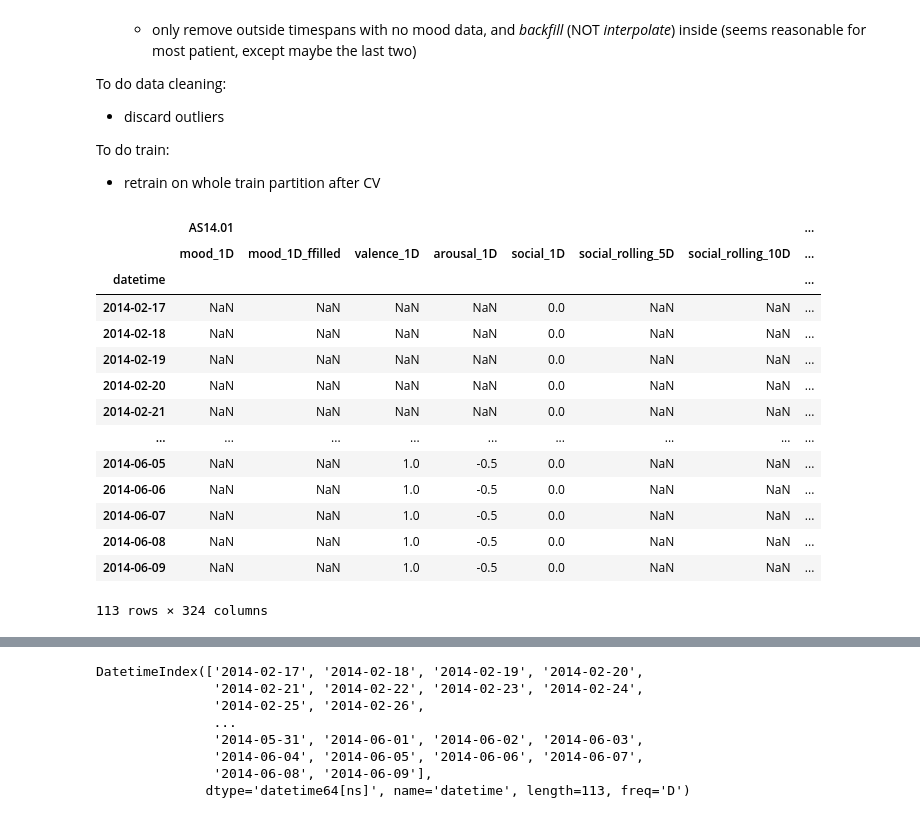
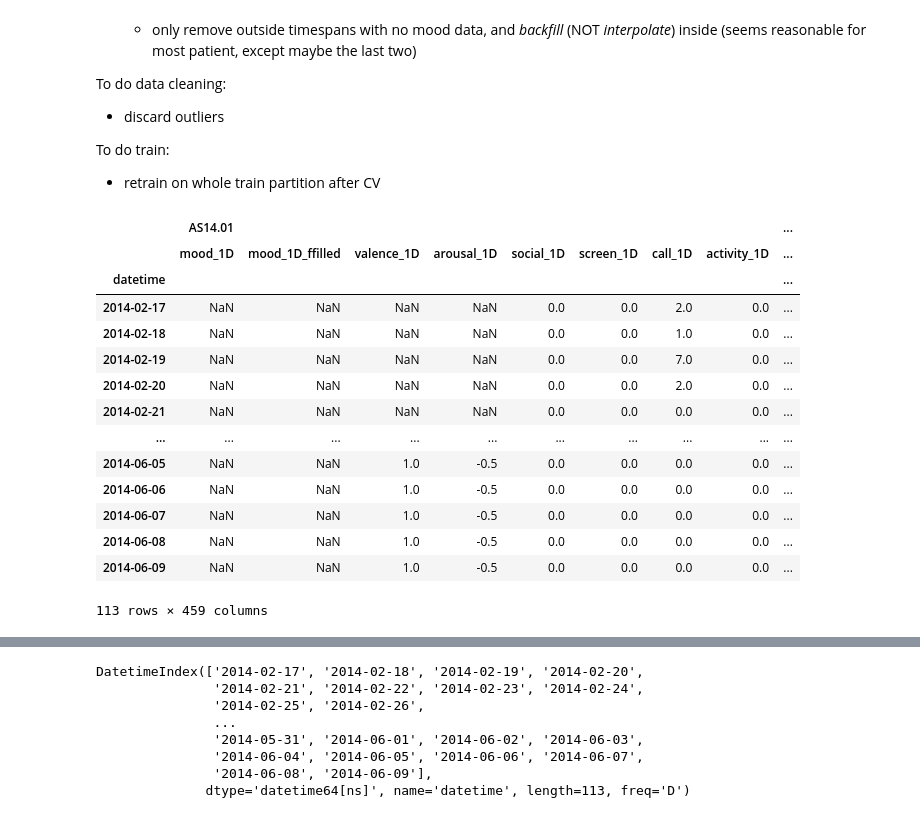
Before and after one commit to LaToyaVanderB/DataMiningTechniquesAssignments, a Jupyter notebook: assignment1/features.ipynb, the cells around one changed output, grey strips where cells are left out. Saved outputs shown, nothing was run; the diff lists cells and outputs as text; code cells hidden in the pictures.

```diff
--- a/assignment1/features.ipynb
+++ b/assignment1/features.ipynb
@@ -145,43 +163,56 @@ To do train:
 # %%
 ids = list(samples["id"].unique())
 positive_mood_threshold = 7
-longest_allowed_gap = 3
+longest_allowed_gap = 2
 
 d = {}
 for id in ids:
     d[(id, "mood_1D")] = vdata.loc[:, (id , 'mood')].resample('D').mean()
     d[(id, "mood_1D_ffilled")] = vdata.loc[:, (id , 'mood')].resample('D').mean().fillna(method='ffill', limit=longest_allowed_gap)
+
     d[(id, "valence_1D")] = vdata.loc[:, (id , 'circumplex.valence')].resample('D').mean().fillna(method='ffill')
     d[(id, "arousal_1D")] = vdata.loc[:, (id , 'circumplex.arousal')].resample('D').mean().fillna(method='ffill')
+
     d[(id, "social_1D")] = vdata.loc[:, (id , 'appCat.social')].resample('D').sum()
-    d[(id, "social_rolling_5D")] = vdata.loc[:, (id , 'appCat.social')].rolling('5D').sum().resample('D').mean() / 5
-    d[(id, "social_rolling_10D")] = vdata.loc[:, (id , 'appCat.social')].rolling('10D').sum().resample('D').mean() / 10
+    d[(id, "screen_1D")] = vdata.loc[:, (id , 'screen')].resample('D').sum()
+    d[(id, "call_1D")] = vdata.loc[:, (id , 'call')].resample('D').sum()
+    d[(id, "activity_1D")] = vdata.loc[:, (id , 'activity')].resample('D').sum()
 
-    mood = vdata.loc[:, (id, 'mood')]
-    mood.dropna(inplace=True)
-    d[(id, 'mood_first')] = mood.resample('D').first()
-    d[(id, 'mood_last')] = mood.resample('D').last()
-    d[(id, 'mood_delta')] = d[(id, 'mood_last')] - d[(id, 'mood_first')]
+    d[(id, "mood_rolling_3D")] = vdata.loc[:, (id , 'mood')].resample('D').mean().fillna(method='ffill').rolling('3D').mean()
+    d[(id, "valence_rolling_3D")] = vdata.loc[:, (id , 'circumplex.valence')].resample('D').mean().fillna(method='ffill').rolling('3D').mean()
+    d[(id, "arousal_rolling_3D")] = vdata.loc[:, (id , 'circumplex.arousal')].resample('D').mean().fillna(method='ffill').rolling('3D').mean()
+
+    d[(id, "social_rolling_3D")] = vdata.loc[:, (id , 'appCat.social')].rolling('3D').sum().resample('D').mean() / 3
+    d[(id, "screen_rolling_3D")] = vdata.loc[:, (id , 'screen')].rolling('3D').sum().resample('D').mean() / 3
+    d[(id, "call_rolling_3D")] = vdata.loc[:, (id , 'call')].rolling('3D').sum().resample('D').mean() / 3
+    d[(id, "activity_rolling_3D")] = vdata.loc[:, (id , 'activity')].rolling('3D').sum().resample('D').mean() / 3
+
+    # pad NaN sum values with zeros
+    for t in ['social_1D', 'screen_1D', 'call_1D', 'activity_1D' ]:
+        d[(id, t)][d[(id, t)].isnull()] = 0
+    for t in ['social_rolling_3D', 'screen_rolling_3D', 'call_rolling_3D', 'activity_rolling_3D' ]:
+        d[(id, t)][d[(id, t)].isnull()] = 0
 
     d[(id, "target")] = d[(id, "mood_1D_ffilled")].shift(-1)
     # converting to int just so we can plot it
     d[(id, "target_binary")] = (d[(id, "target")] >= positive_mood_threshold).astype(int)
 
 features = pd.DataFrame(d)
+feature_list = features['AS14.01'].columns.tolist()
 features
 # %% [output]
-|  | AS14.01 |  |  |  |  |  |  | ... |
-|  | mood_1D | mood_1D_ffilled | valence_1D | arousal_1D | social_1D | social_rolling_5D | social_rolling_10D | ... |
-| datetime |  |  |  |  |  |  |  | ... |
-| 2014-02-17 | NaN | NaN | NaN | NaN | 0.0 | NaN | NaN | ... |
-| 2014-02-18 | NaN | NaN | NaN | NaN | 0.0 | NaN | NaN | ... |
-| 2014-02-19 | NaN | NaN | NaN | NaN | 0.0 | NaN | NaN | ... |
-| 2014-02-20 | NaN | NaN | NaN | NaN | 0.0 | NaN | NaN | ... |
-| 2014-02-21 | NaN | NaN | NaN | NaN | 0.0 | NaN | NaN | ... |
-| ... | ... | ... | ... | ... | ... | ... | ... | ... |
-| 2014-06-05 | NaN | NaN | 1.0 | -0.5 | 0.0 | NaN | NaN | ... |
-| 2014-06-06 | NaN | NaN | 1.0 | -0.5 | 0.0 | NaN | NaN | ... |
-| 2014-06-07 | NaN | NaN | 1.0 | -0.5 | 0.0 | NaN | NaN | ... |
-| 2014-06-08 | NaN | NaN | 1.0 | -0.5 | 0.0 | NaN | NaN | ... |
-| 2014-06-09 | NaN | NaN | 1.0 | -0.5 | 0.0 | NaN | NaN | ... |
+|  | AS14.01 |  |  |  |  |  |  |  | ... |
+|  | mood_1D | mood_1D_ffilled | valence_1D | arousal_1D | social_1D | screen_1D | call_1D | activity_1D | ... |
+| datetime |  |  |  |  |  |  |  |  | ... |
+| 2014-02-17 | NaN | NaN | NaN | NaN | 0.0 | 0.0 | 2.0 | 0.0 | ... |
+| 2014-02-18 | NaN | NaN | NaN | NaN | 0.0 | 0.0 | 1.0 | 0.0 | ... |
+| 2014-02-19 | NaN | NaN | NaN | NaN | 0.0 | 0.0 | 7.0 | 0.0 | ... |
+| 2014-02-20 | NaN | NaN | NaN | NaN | 0.0 | 0.0 | 2.0 | 0.0 | ... |
+| 2014-02-21 | NaN | NaN | NaN | NaN | 0.0 | 0.0 | 0.0 | 0.0 | ... |
+| ... | ... | ... | ... | ... | ... | ... | ... | ... | ... |
+| 2014-06-05 | NaN | NaN | 1.0 | -0.5 | 0.0 | 0.0 | 0.0 | 0.0 | ... |
+| 2014-06-06 | NaN | NaN | 1.0 | -0.5 | 0.0 | 0.0 | 0.0 | 0.0 | ... |
+| 2014-06-07 | NaN | NaN | 1.0 | -0.5 | 0.0 | 0.0 | 0.0 | 0.0 | ... |
+| 2014-06-08 | NaN | NaN | 1.0 | -0.5 | 0.0 | 0.0 | 0.0 | 0.0 | ... |
+| 2014-06-09 | NaN | NaN | 1.0 | -0.5 | 0.0 | 0.0 | 0.0 | 0.0 | ... |
-113 rows × 324 columns
+113 rows × 459 columns
```
Also changed, not shown: parts of 28 cells of this notebook.
